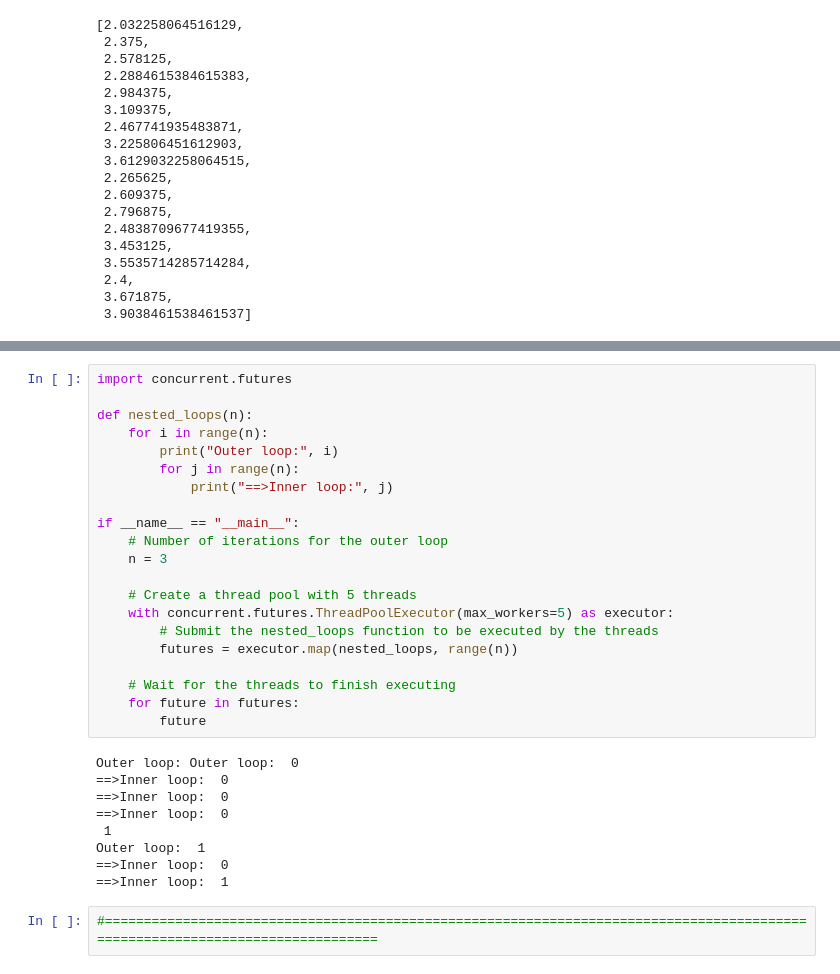
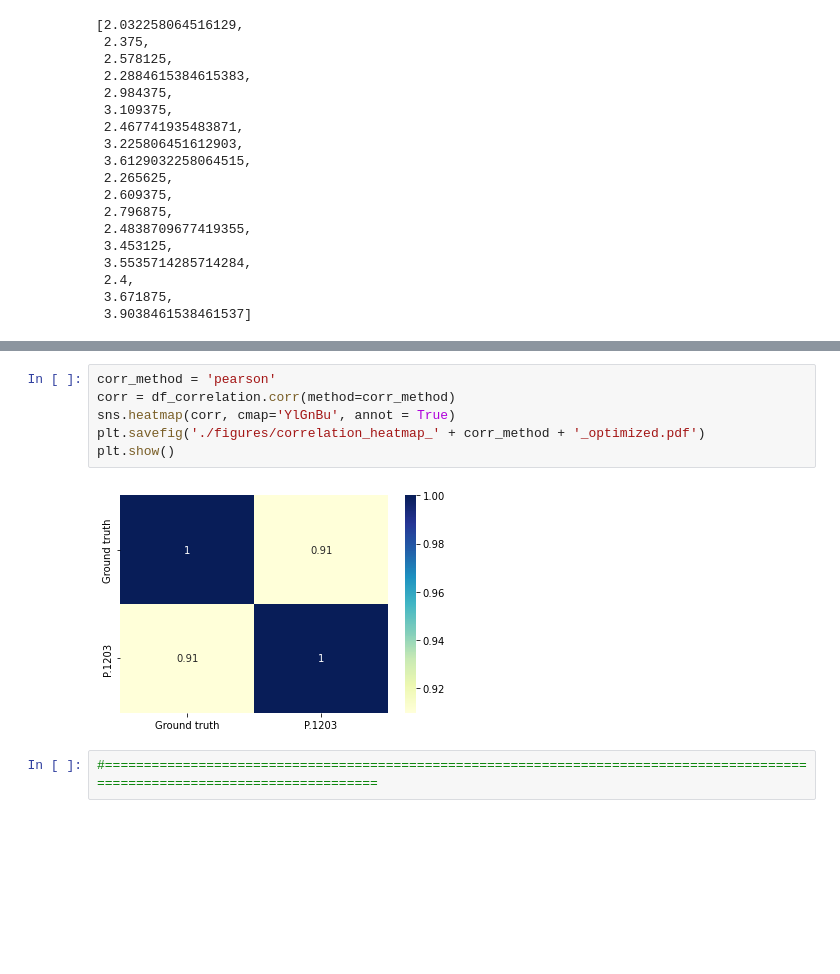
Before and after one commit to minhkstn/PointCloudQoEModels, a Jupyter notebook: point_cloud_qoe_models.ipynb, the cells around one changed output, grey strips where cells are left out. Drawn from its saved outputs; the diff is of its cells as text; blank space fills up the shorter version.

```diff
--- a/point_cloud_qoe_models.ipynb
+++ b/point_cloud_qoe_models.ipynb
@@ -2020,33 +1933,11 @@ plt.show()
-# %%
-import concurrent.futures
-
-def nested_loops(n):
-    for i in range(n):
-        print("Outer loop:", i)
-        for j in range(n):
-            print("==>Inner loop:", j)
-
-if __name__ == "__main__":
-    # Number of iterations for the outer loop
-    n = 3
-
-    # Create a thread pool with 5 threads
-    with concurrent.futures.ThreadPoolExecutor(max_workers=5) as executor:
-        # Submit the nested_loops function to be executed by the threads
-        futures = executor.map(nested_loops, range(n))
-
-    # Wait for the threads to finish executing
-    for future in futures:
-        future
-# %% [output]
-Outer loop: Outer loop:  0
-==>Inner loop:  0
-==>Inner loop:  0
-==>Inner loop:  0
- 1
-Outer loop:  1
-==>Inner loop:  0
-==>Inner loop:  1
+# %%
+corr_method = 'pearson'
+corr = df_correlation.corr(method=corr_method)
+sns.heatmap(corr, cmap='YlGnBu', annot = True)
+plt.savefig('./figures/correlation_heatmap_' + corr_method + '_optimized.pdf')
+plt.show()
+# %% [output]
+[figure, added]
 # %%
 #==============================================================================================================================
 # %% [markdown]
```
Also changed, not shown: parts of 11 cells of this notebook, 6 other files.
